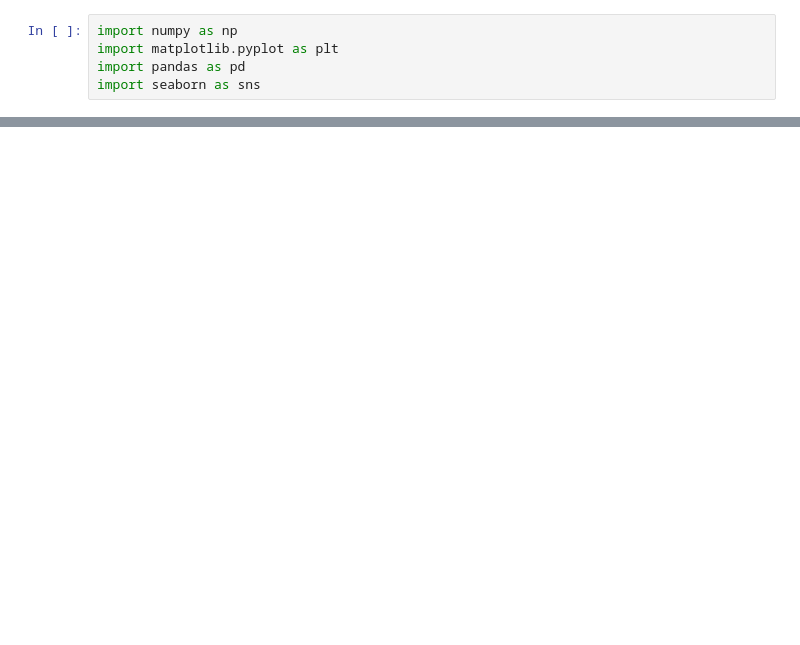
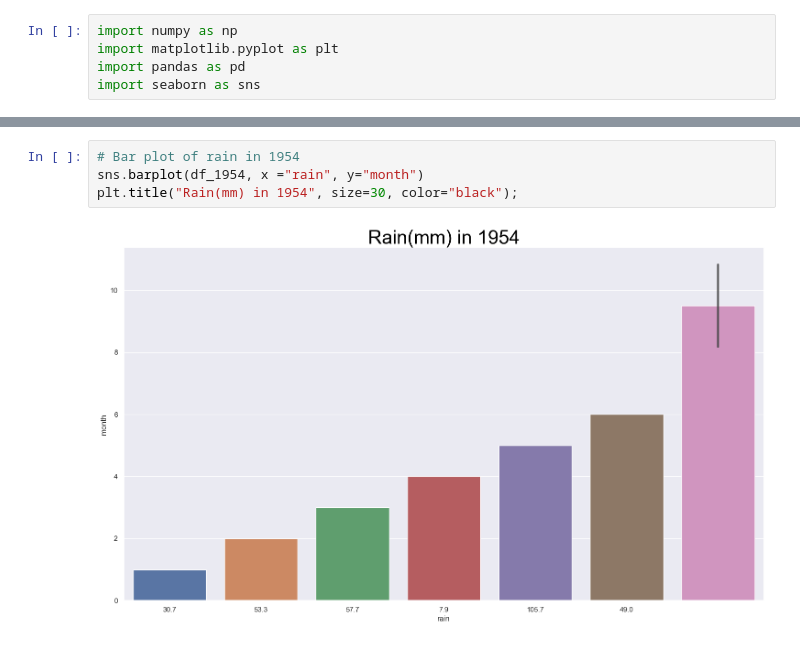
Before and after one commit to joannefeeney/programming-data-project, a Jupyter notebook: project.ipynb, the cells around one changed output, grey strips where cells are left out. Drawn from its saved outputs; the diff is of its cells as text; blank space fills up the shorter version.

```diff
--- a/project.ipynb
+++ b/project.ipynb
@@ -64,0 +88,6 @@ Text(0.5, 1.0, 'Address Region & Address Locality')
+# %%
+# Bar plot of rain in 1954
+sns.barplot(df_1954, x ="rain", y="month")
+plt.title("Rain(mm) in 1954", size=30, color="black");
+# %% [output]
+[figure, added]
```
Also changed, not shown: parts of 15 cells of this notebook, 2 other files.
